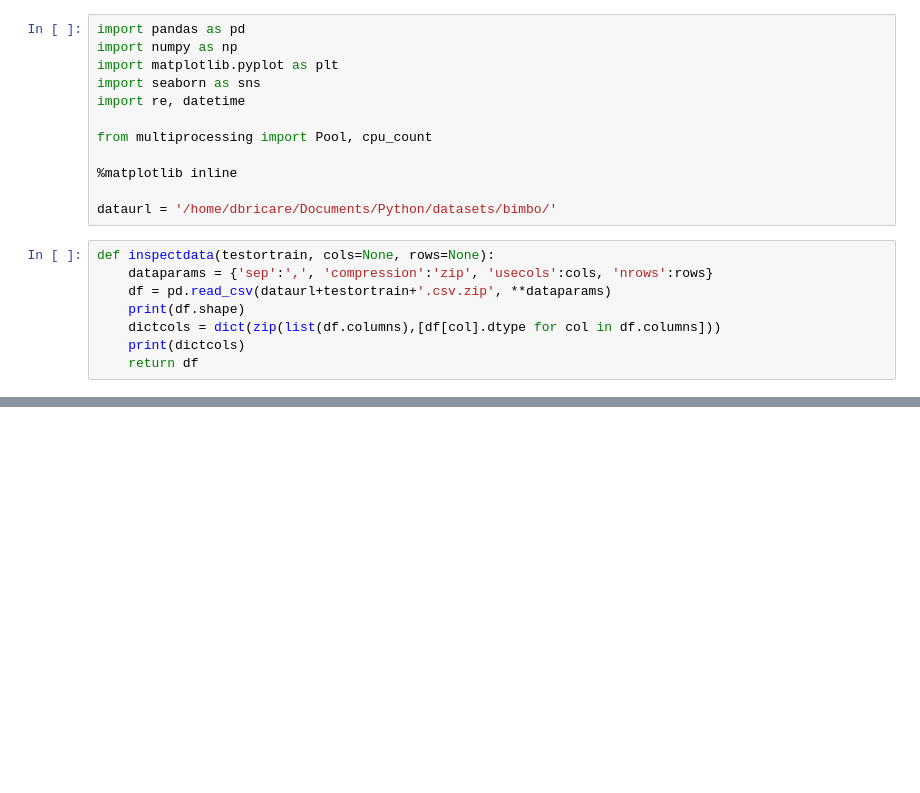
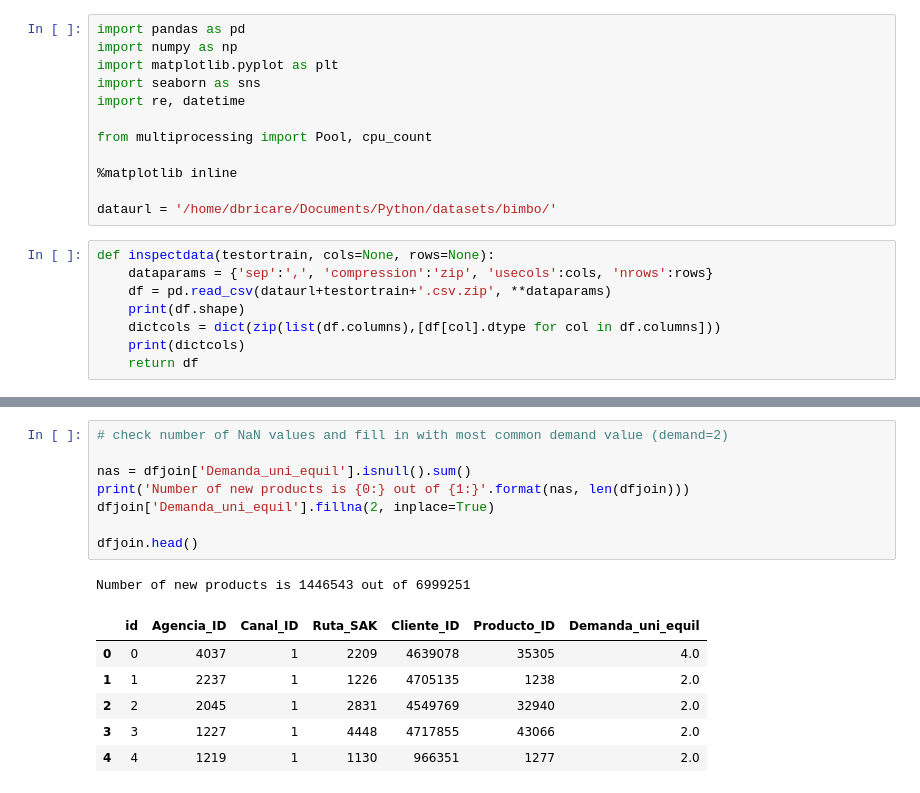
Before and after one commit to dbricare/kaggle, a Jupyter notebook: Bimbo/bimbo2.ipynb, the cells around one changed output, grey strips where cells are left out. Drawn from its saved outputs; the diff is of its cells as text; blank space fills up the shorter version.

```diff
--- a/Bimbo/bimbo2.ipynb
+++ b/Bimbo/bimbo2.ipynb
@@ -32,0 +147,16 @@ dffour = dftrain.groupby([])
+# %%
+# check number of NaN values and fill in with most common demand value (demand=2)
+
+nas = dfjoin['Demanda_uni_equil'].isnull().sum()
+print('Number of new products is {0:} out of {1:}'.format(nas, len(dfjoin)))
+dfjoin['Demanda_uni_equil'].fillna(2, inplace=True)
+
+dfjoin.head()
+# %% [output]
+Number of new products is 1446543 out of 6999251
+|  | id | Agencia_ID | Canal_ID | Ruta_SAK | Cliente_ID | Producto_ID | Demanda_uni_equil |
+| 0 | 0 | 4037 | 1 | 2209 | 4639078 | 35305 | 4.0 |
+| 1 | 1 | 2237 | 1 | 1226 | 4705135 | 1238 | 2.0 |
+| 2 | 2 | 2045 | 1 | 2831 | 4549769 | 32940 | 2.0 |
+| 3 | 3 | 1227 | 1 | 4448 | 4717855 | 43066 | 2.0 |
+| 4 | 4 | 1219 | 1 | 1130 | 966351 | 1277 | 2.0 |
```
Also changed, not shown: parts of 22 cells of this notebook.
